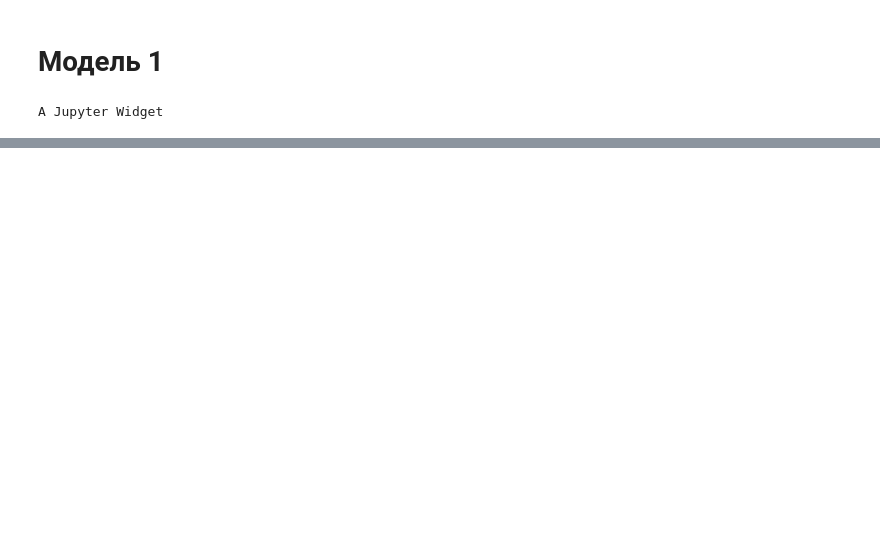
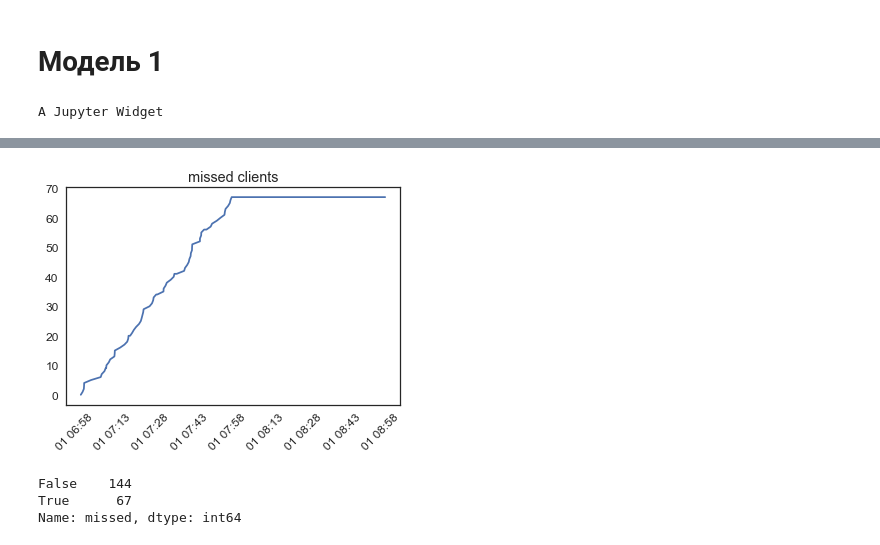
Before and after one commit to SvetaZlobina/SimMod_CourseWork, a Jupyter notebook: Testing model.ipynb, the cells around one changed output, grey strips where cells are left out. Cells and saved outputs as stored; diff of their text form; code cells hidden in the pictures; blank space fills up the shorter version.

```diff
--- a/Testing model.ipynb
+++ b/Testing model.ipynb
@@ -176,0 +230,11 @@ state_final.clients_ds[state_final.clients_ds['missed']==False].head()
+# %%
+plt.title('missed clients')
+plt.plot(state_final.clients_ds['call_start_time'], state_final.clients_ds['missed'].cumsum())
+plt.xticks(rotation=45)
+plt.show()
+print(state_final.clients_ds['missed'].value_counts())
+# %% [output]
+[figure, added]
+False    144
+True      67
+Name: missed, dtype: int64
```
Also changed, not shown: parts of 16 cells of this notebook, 2 other files.
